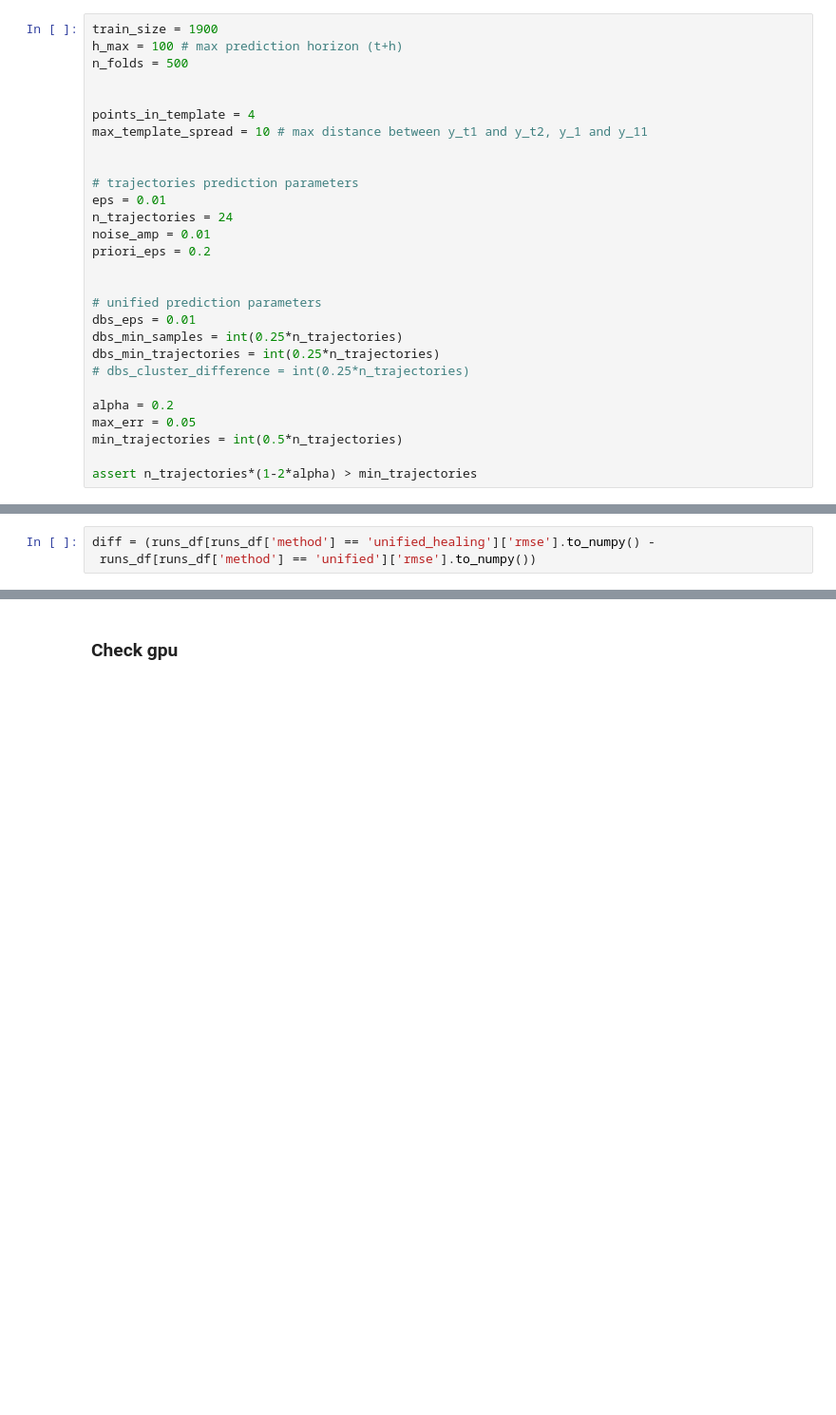
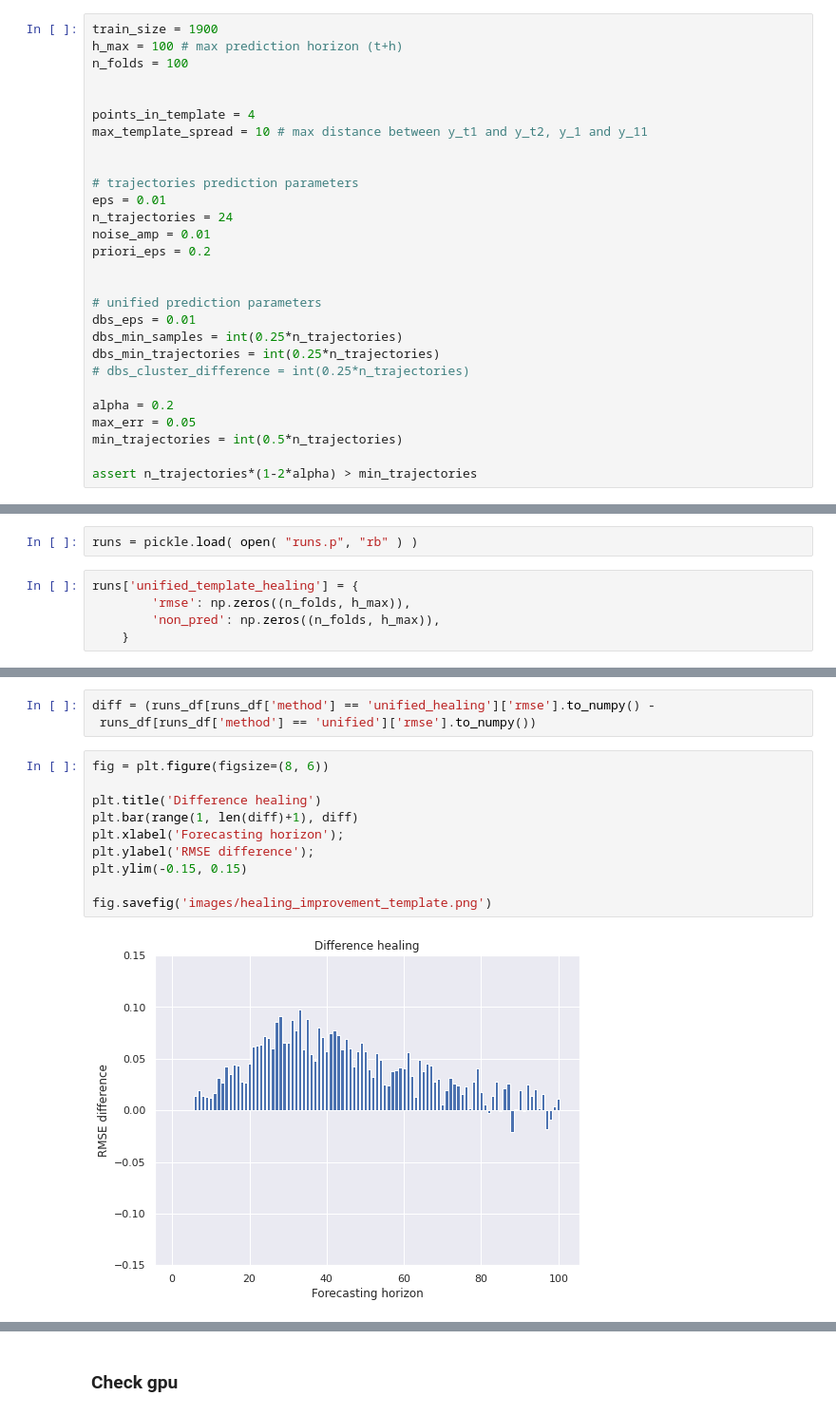
Before and after one commit to thxi/hse_chaotic_ts, a Jupyter notebook: Lorenz GPU.ipynb, the cells around one changed output, grey strips where cells are left out. Shown: that part at 95% size. Drawn from its saved outputs; the diff is of its cells as text; blank space fills up the shorter version.

Commit message:
template healing

```diff
--- a/Lorenz GPU.ipynb
+++ b/Lorenz GPU.ipynb
@@ -30,7 +34,7 @@ import gc
 # %%
 train_size = 1900
 h_max = 100 # max prediction horizon (t+h)
-n_folds = 500
+n_folds = 100
 
 
 points_in_template = 4
@@ -83,4 +91,11 @@ runs = {
 }
+# %%
+runs = pickle.load( open( "runs.p", "rb" ) )
+# %%
+runs['unified_template_healing'] = {
+        'rmse': np.zeros((n_folds, h_max)),
+        'non_pred': np.zeros((n_folds, h_max)),
+    }
 # %%
 # priori and single
 for fold in tqdm(range(n_folds)):
@@ -341,3 +428,15 @@ runs_df = pd.DataFrame(tmp, columns=['method', 'step', 'rmse'])
 # %%
 diff = (runs_df[runs_df['method'] == 'unified_healing']['rmse'].to_numpy() -
  runs_df[runs_df['method'] == 'unified']['rmse'].to_numpy())
+# %%
+fig = plt.figure(figsize=(8, 6))
+
+plt.title('Difference healing')
+plt.bar(range(1, len(diff)+1), diff)
+plt.xlabel('Forecasting horizon');
+plt.ylabel('RMSE difference');
+plt.ylim(-0.15, 0.15)
+
+fig.savefig('images/healing_improvement_template.png')
+# %% [output]
+[figure, added]
```
Also changed, not shown: parts of 27 cells of this notebook, 7 other files.
